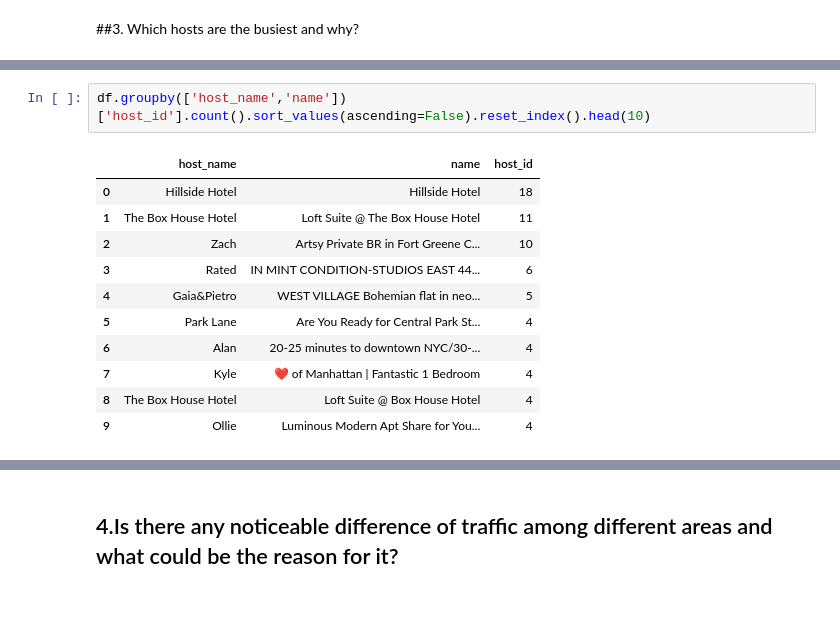
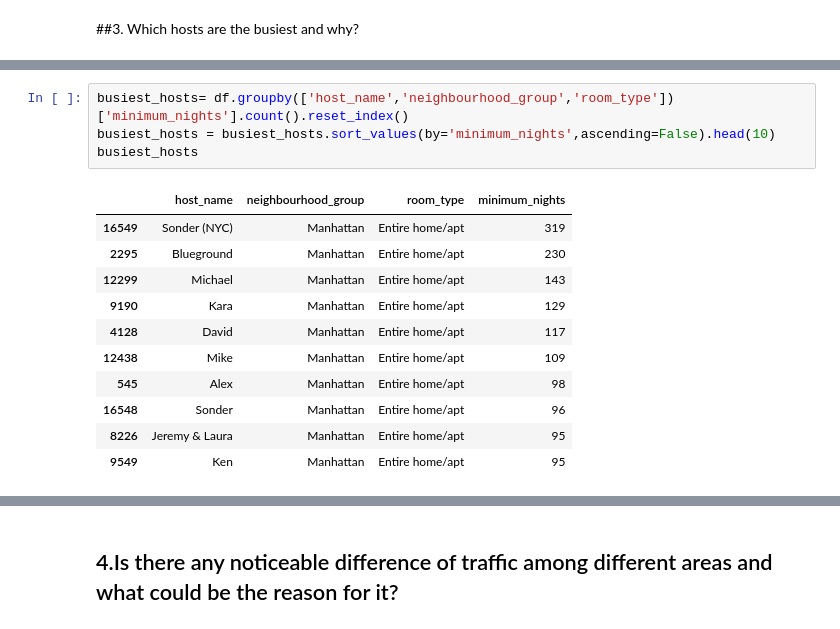
Before and after one commit to KartikKumar7070/Airbnb-Dataset, a Jupyter notebook: Airbnb_Bookings_Analysis_Capstone_Project.ipynb, the cells around one changed output, grey strips where cells are left out. Cells and saved outputs as stored; diff of their text form.

```diff
--- a/Airbnb_Bookings_Analysis_Capstone_Project.ipynb
+++ b/Airbnb_Bookings_Analysis_Capstone_Project.ipynb
@@ -249,14 +286,16 @@ df.head()
 # %%
-df.groupby(['host_name','name'])['host_id'].count().sort_values(ascending=False).reset_index().head(10)
+busiest_hosts= df.groupby(['host_name','neighbourhood_group','room_type'])['minimum_nights'].count().reset_index()
+busiest_hosts = busiest_hosts.sort_values(by='minimum_nights',ascending=False).head(10)
+busiest_hosts
 # %% [output]
-|  | host_name | name | host_id |
-| 0 | Hillside Hotel | Hillside Hotel | 18 |
-| 1 | The Box House Hotel | Loft Suite @ The Box House Hotel | 11 |
-| 2 | Zach | Artsy Private BR in Fort Greene C... | 10 |
-| 3 | Rated | IN MINT CONDITION-STUDIOS EAST 44... | 6 |
-| 4 | Gaia&Pietro | WEST VILLAGE Bohemian flat in neo... | 5 |
-| 5 | Park Lane | Are You Ready for Central Park St... | 4 |
-| 6 | Alan | 20-25 minutes to downtown NYC/30-... | 4 |
-| 7 | Kyle | ❤ of Manhattan | Fantastic 1 Bedroom | 4 |
-| 8 | The Box House Hotel | Loft Suite @ Box House Hotel | 4 |
-| 9 | Ollie | Luminous Modern Apt Share for You... | 4 |
+|  | host_name | neighbourhood_group | room_type | minimum_nights |
+| 16549 | Sonder (NYC) | Manhattan | Entire home/apt | 319 |
+| 2295 | Blueground | Manhattan | Entire home/apt | 230 |
+| 12299 | Michael | Manhattan | Entire home/apt | 143 |
+| 9190 | Kara | Manhattan | Entire home/apt | 129 |
+| 4128 | David | Manhattan | Entire home/apt | 117 |
+| 12438 | Mike | Manhattan | Entire home/apt | 109 |
+| 545 | Alex | Manhattan | Entire home/apt | 98 |
+| 16548 | Sonder | Manhattan | Entire home/apt | 96 |
+| 8226 | Jeremy & Laura | Manhattan | Entire home/apt | 95 |
+| 9549 | Ken | Manhattan | Entire home/apt | 95 |
```
Also changed, not shown: parts of 30 cells of this notebook.
